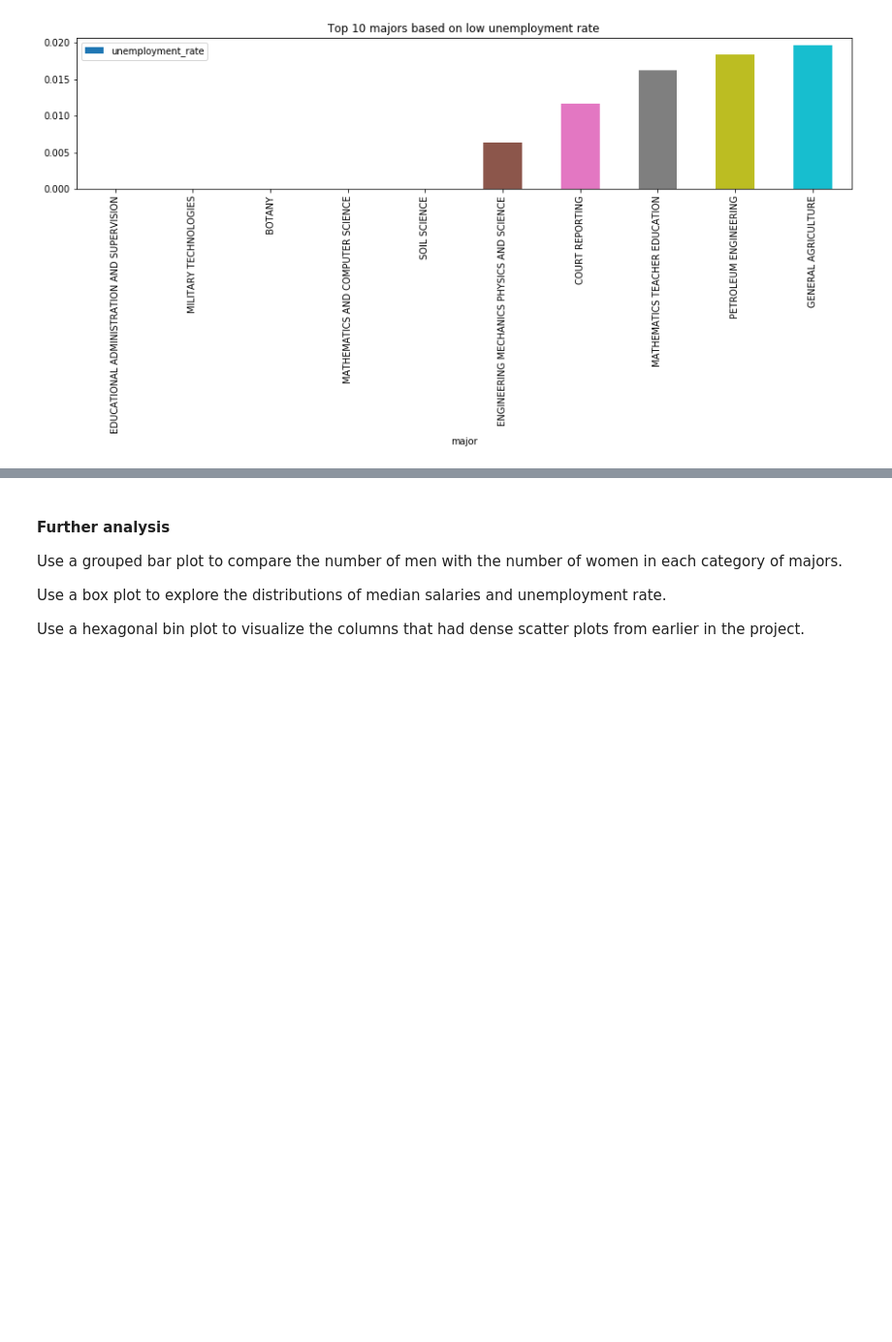
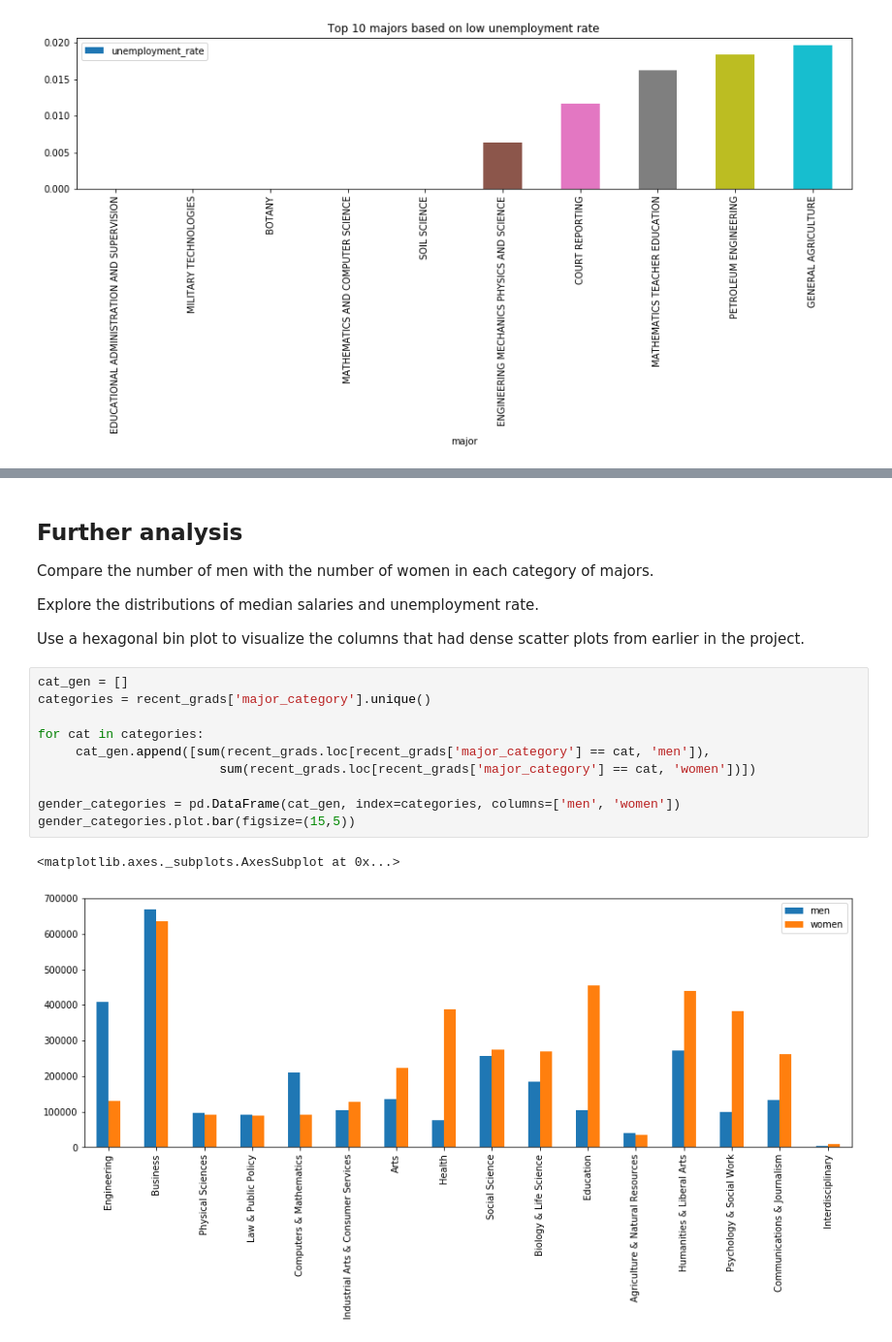
Before and after one commit to guilhermegonc/Dataquest-exercises, a Jupyter notebook: college_majors/college_majors_earnings.ipynb, the cells around one changed output, grey strips where cells are left out. Shown at 97% size. Saved outputs shown, nothing was run; the diff lists cells and outputs as text; blank space fills up the shorter version.

```diff
--- a/college_majors/college_majors_earnings.ipynb
+++ b/college_majors/college_majors_earnings.ipynb
@@ -253,8 +249,21 @@ recent_grads.sort_values(['unemployment_rate'], ascending=False).head(10).plot.b
 # %% [markdown]
-#### Further analysis
+## Further analysis
 
-Use a grouped bar plot to compare the number of men with the number of women in each category of majors.
+Compare the number of men with the number of women in each category of majors.
 
-Use a box plot to explore the distributions of median salaries and unemployment rate.
+Explore the distributions of median salaries and unemployment rate.
 
 Use a hexagonal bin plot to visualize the columns that had dense scatter plots from earlier in the project.
+# %%
+cat_gen = []
+categories = recent_grads['major_category'].unique()
+
+for cat in categories:
+     cat_gen.append([sum(recent_grads.loc[recent_grads['major_category'] == cat, 'men']),
+                        sum(recent_grads.loc[recent_grads['major_category'] == cat, 'women'])])
+
+gender_categories = pd.DataFrame(cat_gen, index=categories, columns=['men', 'women'])
+gender_categories.plot.bar(figsize=(15,5))
+# %% [output]
+<matplotlib.axes._subplots.AxesSubplot at 0x...>
+[figure, added]
```
Also changed, not shown: parts of 7 cells of this notebook.
